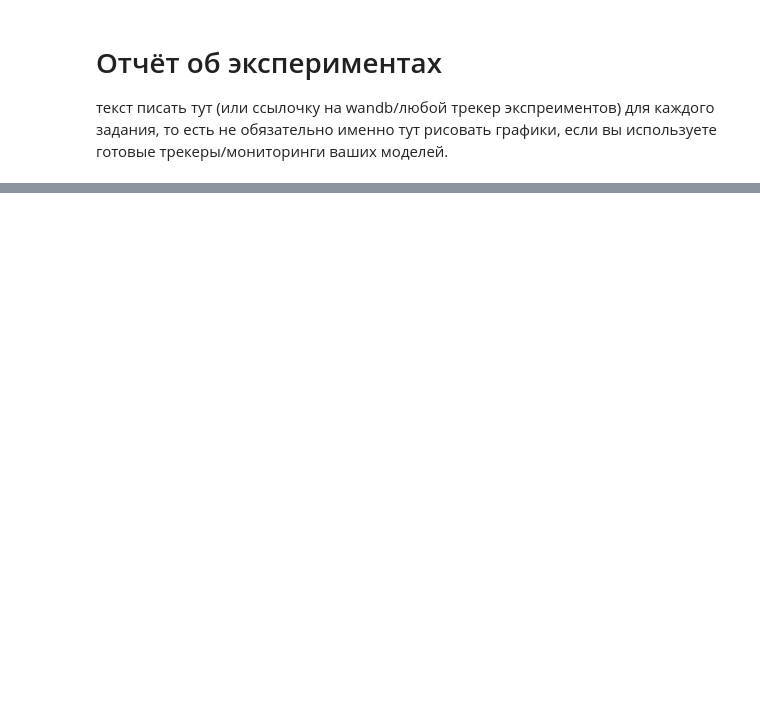
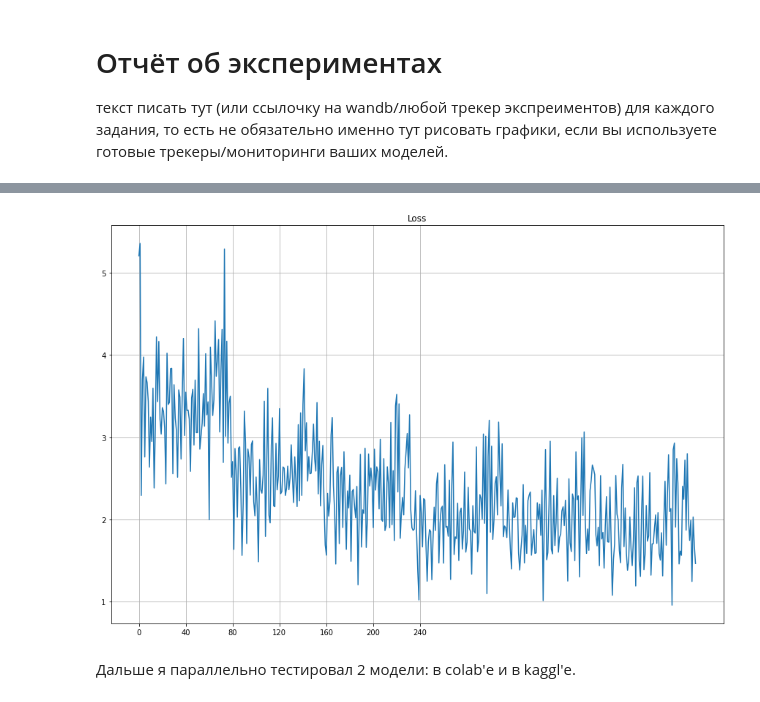
Before and after one commit to nnndk/DL_Homeworks, a Jupyter notebook: hw2/hw2.ipynb, the cells around one changed output, grey strips where cells are left out. Cells and saved outputs as stored; diff of their text form; code cells hidden in the pictures; blank space fills up the shorter version.

```diff
--- a/hw2/hw2.ipynb
+++ b/hw2/hw2.ipynb
@@ -449,0 +604,12 @@ print(f"Оценка за это задание составит {np.clip(10 * (
+# %%
+plt.figure(figsize=(15, 10))
+sns.lineplot(data=module2.loss_history)
+plt.grid(True)
+plt.xticks([0, 40, 80, 120, 160, 200, 240])
+plt.title("Loss")
+plt.show()
+# loss около 2, возможно стал бы ещё ниже
+# %% [output]
+[figure, added]
+# %% [markdown]
+Дальше я параллельно тестировал 2 модели: в colab'е и в kaggl'е.
```
Also changed, not shown: parts of 31 cells of this notebook.
